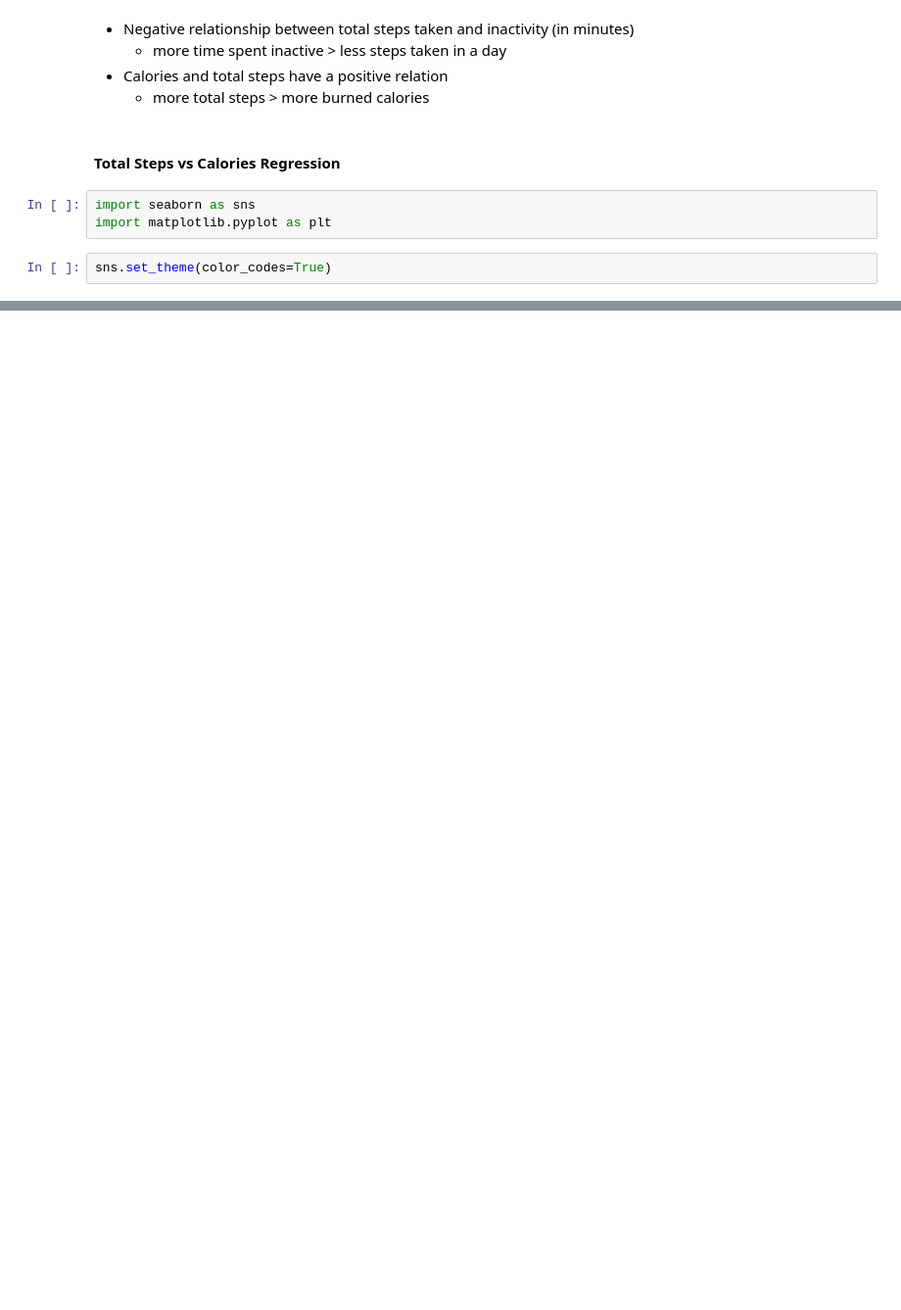
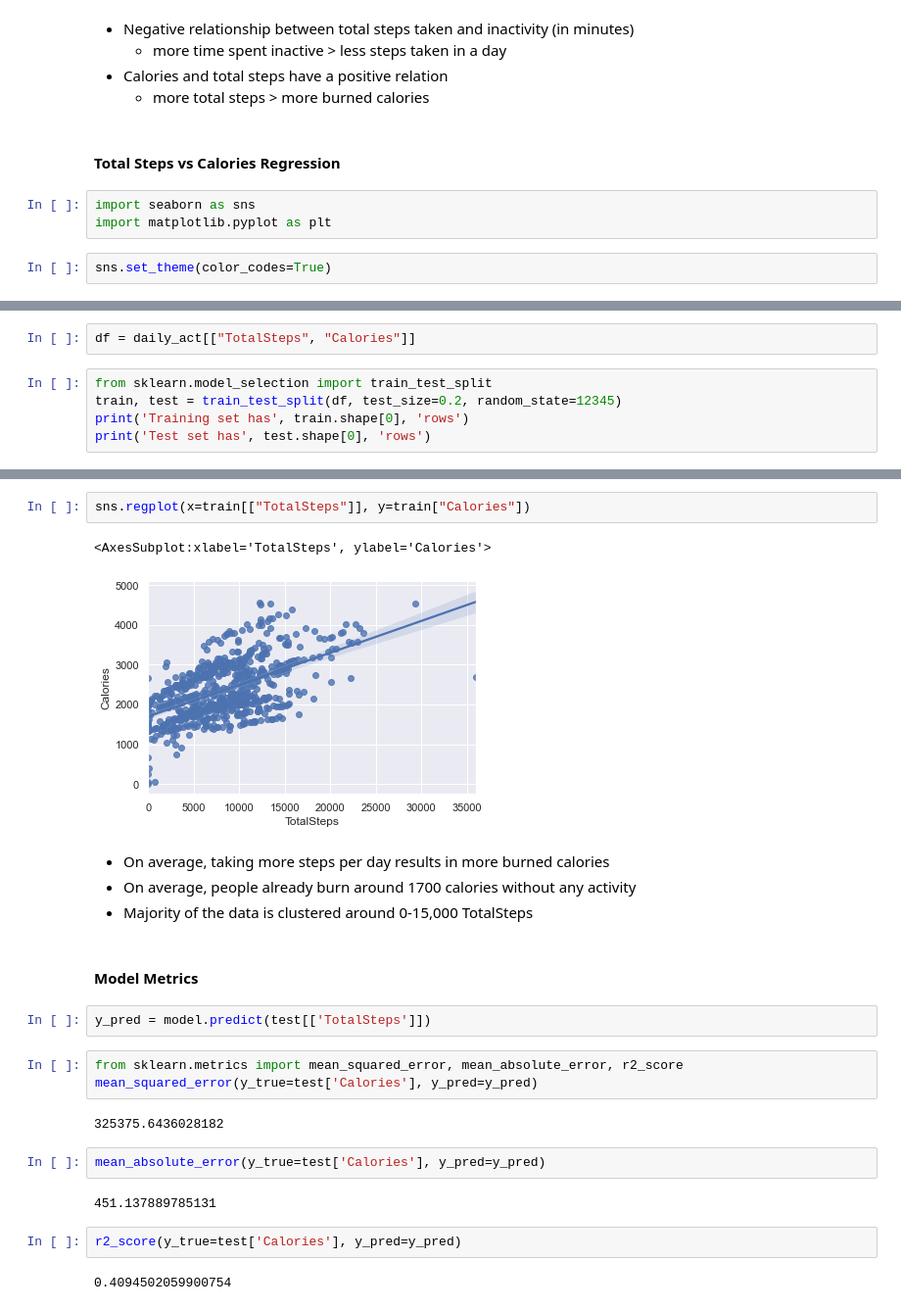
Before and after one commit to riz734/Bellabeat-Case-Study, a Jupyter notebook: Bellabeat Case Study.ipynb, the cells around one changed output, grey strips where cells are left out. Shown at 98% size. Cells and saved outputs as stored; diff of their text form; blank space fills up the shorter version.

Commit message:
finished regression model

```diff
--- a/Untitled.ipynb
+++ b/Bellabeat Case Study.ipynb
@@ -249,0 +221,7 @@ strong multicollinearity or other numerical problems.
+# %%
+df = daily_act[["TotalSteps", "Calories"]]
+# %%
+from sklearn.model_selection import train_test_split
+train, test = train_test_split(df, test_size=0.2, random_state=12345)
+print('Training set has', train.shape[0], 'rows')
+print('Test set has', test.shape[0], 'rows')
@@ -249,0 +252,26 @@ strong multicollinearity or other numerical problems.
+# %%
+sns.regplot(x=train[["TotalSteps"]], y=train["Calories"])
+# %% [output]
+<AxesSubplot:xlabel='TotalSteps', ylabel='Calories'>
+[figure, added]
+# %% [markdown]
+- On average, taking more steps per day results in more burned calories
+- On average, people already burn around 1700 calories without any activity
+- Majority of the data is clustered around 0-15,000 TotalSteps
+# %% [markdown]
+#### Model Metrics
+# %%
+y_pred = model.predict(test[['TotalSteps']])
+# %%
+from sklearn.metrics import mean_squared_error, mean_absolute_error, r2_score
+mean_squared_error(y_true=test['Calories'], y_pred=y_pred)
+# %% [output]
+325375.6436028182
+# %%
+mean_absolute_error(y_true=test['Calories'], y_pred=y_pred)
+# %% [output]
+451.137889785131
+# %%
+r2_score(y_true=test['Calories'], y_pred=y_pred)
+# %% [output]
+0.4094502059900754
```
Also changed, not shown: parts of 13 cells of this notebook.
